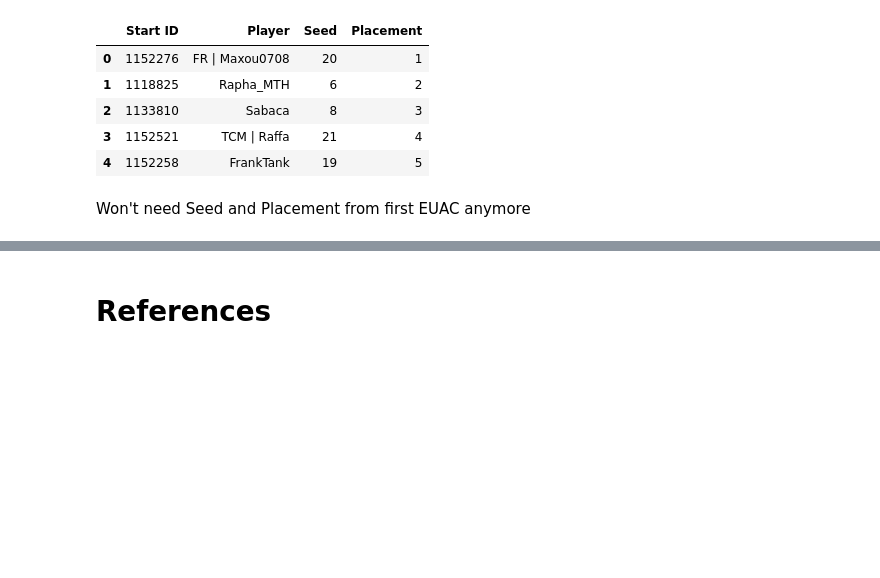
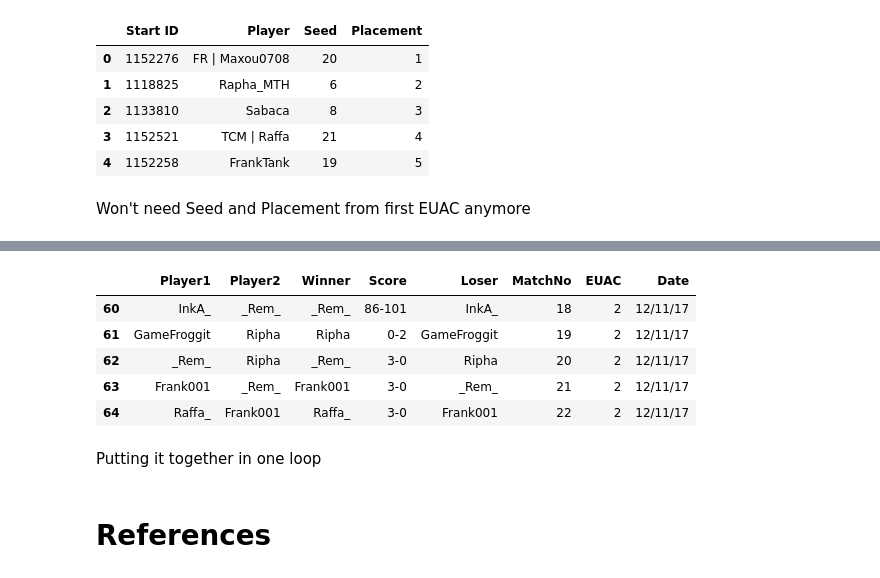
Before and after one commit to DarrenCCT/Tournament-Analysis, a Jupyter notebook: EUAC - Data Collection.ipynb, the cells around one changed output, grey strips where cells are left out. Saved outputs shown, nothing was run; the diff lists cells and outputs as text; code cells hidden in the pictures; blank space fills up the shorter version.

Commit message:
Add files via upload
Gathered data from the second EUAC tournament, which was hosted on Challonge, and merged it with the 1st EUAC

```diff
--- a/EUAC - Data Collection.ipynb
+++ b/EUAC - Data Collection.ipynb
@@ -754,0 +774,11 @@ playerdf[""]
+# %%
+# Returns challone name
+def get_challonge_name(uid):
+    for i in participants:
+        if i["id"] == uid:
+            return i["challonge_username"]
+        else:
+            pass
+# %%
+date = tournament["started_at"]
+date
@@ -754,0 +787,3 @@ playerdf[""]
+# %%
+date = date.strftime("%d/%m/%y")
+date
@@ -755,3 +801,43 @@ playerdf[""]
+# %%
+tournamentNo = 2
+matchNo = 1
+
+for i in matches:
+
+    # Get player details
+    player1Id = i["player1_id"]
+    player2Id = i["player2_id"]
+    player1CId = get_challonge_id(player1Id)
+    player2CId = get_challonge_id(player2Id)
+    player1Name = get_challonge_name(player1Id)
+    player2Name = get_challonge_name(player2Id)
+
+
+    # Determine winner and loser
+    if i["player1_id"] == i["winner_id"]:
+        winner = player1Name
+        loser = player2Name
+    else:
+        loser = player1Name
+        winner = player2Name
+
+    # Score
+    score = i["scores_csv"]
+
+    # Add to dataframe
+    df.loc[len(df)] = [player1Name, player2Name, winner, score, loser, matchNo, tournamentNo, date]
+    matchNo += 1
+# %%
+df.tail()
+# %% [output]
+|  | Player1 | Player2 | Winner | Score | Loser | MatchNo | EUAC | Date |
+| 60 | InkA_ | _Rem_ | _Rem_ | 86-101 | InkA_ | 18 | 2 | 12/11/17 |
+| 61 | GameFroggit | Ripha | Ripha | 0-2 | GameFroggit | 19 | 2 | 12/11/17 |
+| 62 | _Rem_ | Ripha | _Rem_ | 3-0 | Ripha | 20 | 2 | 12/11/17 |
+| 63 | Frank001 | _Rem_ | Frank001 | 3-0 | _Rem_ | 21 | 2 | 12/11/17 |
+| 64 | Raffa_ | Frank001 | Raffa_ | 3-0 | Frank001 | 22 | 2 | 12/11/17 |
+# %% [markdown]
+Putting it together in one loop
 # %% [markdown]
 # References
 # %% [markdown]
```
Also changed, not shown: parts of 7 cells of this notebook.
